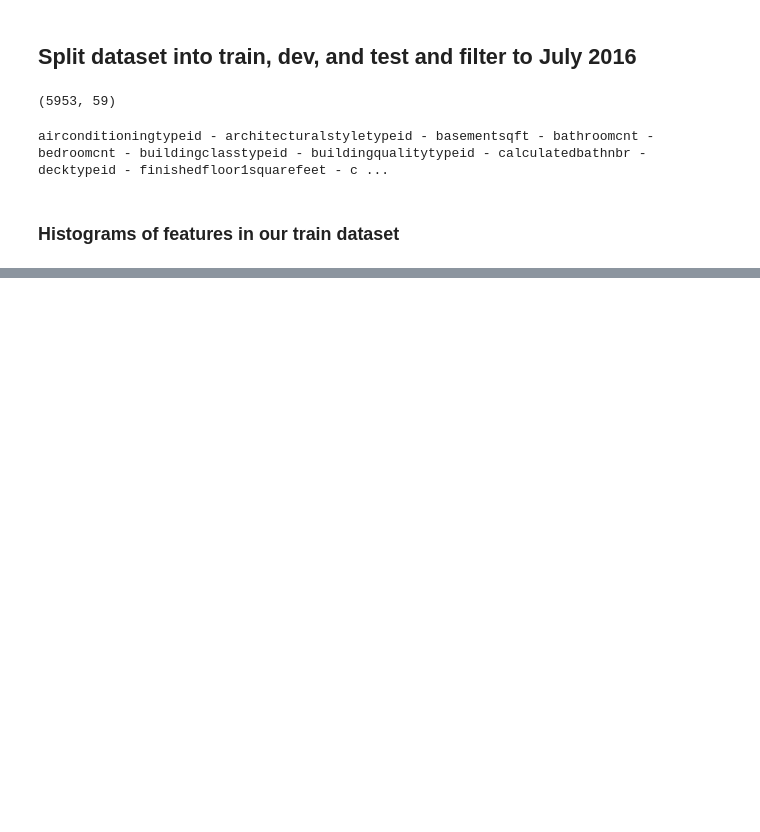
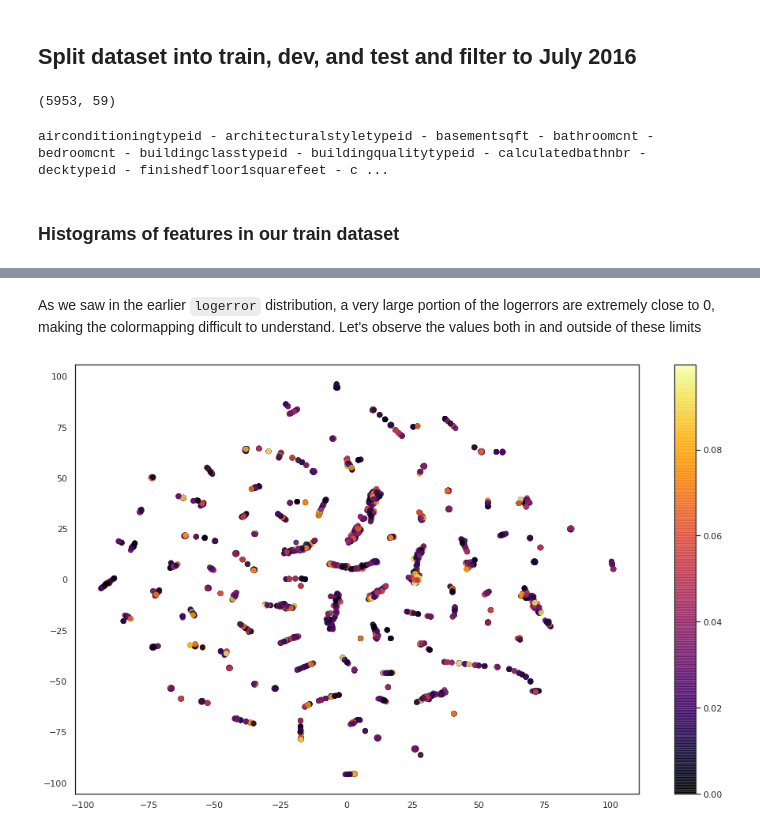
Before and after one commit to AustinDoolittle/W207-Final-Project, a Jupyter notebook: combined_eda.ipynb, the cells around one changed output, grey strips where cells are left out. Cells and saved outputs as stored; diff of their text form; code cells hidden in the pictures; blank space fills up the shorter version.

```diff
--- a/combined_eda.ipynb
+++ b/combined_eda.ipynb
@@ -660,0 +740,13 @@ plt.show()
+# %% [markdown]
+As we saw in the earlier `logerror` distribution, a very large portion of the logerrors are extremely close to 0, making the colormapping difficult to understand. Let's observe the values both in and outside of these limits
+# %%
+# filter out high logerrors
+mask = np.abs(tsne_train_df['logerror']) < 0.1
+tsne_train_df_sub = tsne_train_df[mask]
+tsne_results_sub = tsne_results[mask]
+
+plt.figure(figsize=(16,10))
+plt.scatter(tsne_results_sub[:,0], tsne_results_sub[:,1], alpha = .8, c = np.abs(tsne_train_df_sub['logerror']), cmap = 'inferno')
+cbar = plt.colorbar()
+# %% [output]
+[figure, added]
```
Also changed, not shown: parts of 30 cells of this notebook.
